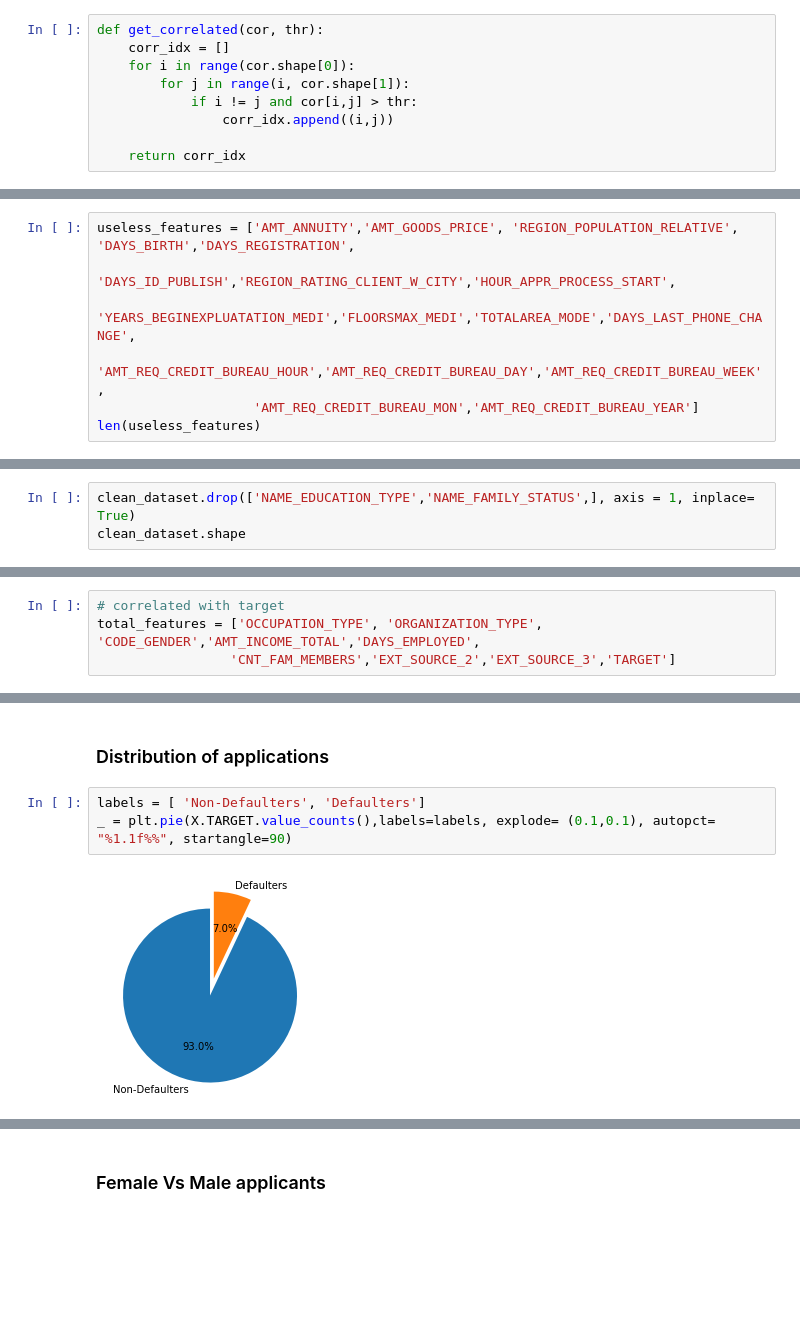
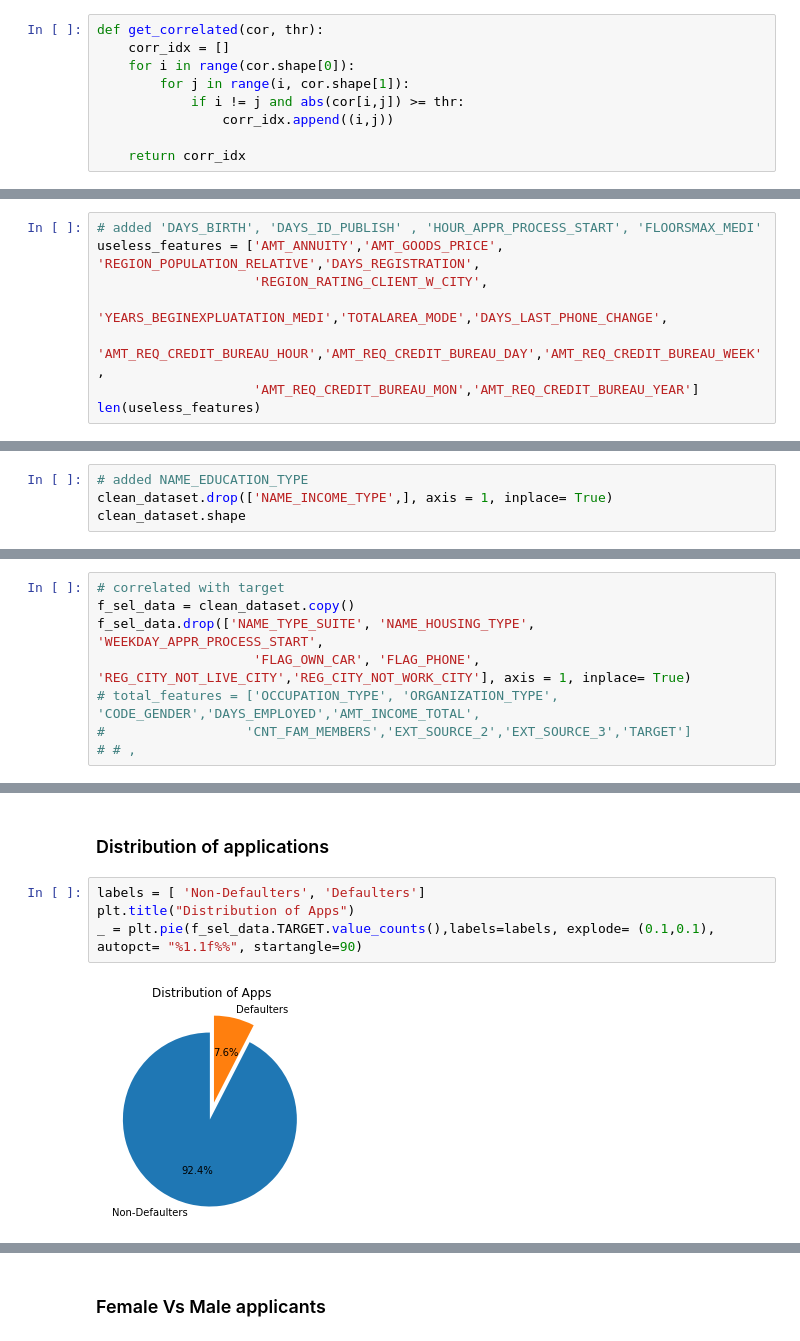
Before and after one commit to khaledalics22/Credi-Analysis, a Jupyter notebook: Code.ipynb, the cells around one changed output, grey strips where cells are left out. Cells and saved outputs as stored; diff of their text form; blank space fills up the shorter version.

```diff
--- a/Code.ipynb
+++ b/Code.ipynb
@@ -283,7 +272,7 @@ def get_correlated(cor, thr):
     corr_idx = []
     for i in range(cor.shape[0]):
         for j in range(i, cor.shape[1]):
-            if i != j and cor[i,j] > thr:
+            if i != j and abs(cor[i,j]) >= thr:
                 corr_idx.append((i,j))
 
     return corr_idx
@@ -361,9 +350,10 @@ Which indicates that the output doesn't depend on those features. From the above
                     'AMT_REQ_CREDIT_BUREAU_HOUR','AMT_REQ_CREDIT_BUREAU_DAY','AMT_REQ_CREDIT_BUREAU_WEEK',
                     'AMT_REQ_CREDIT_BUREAU_MON','AMT_REQ_CREDIT_BUREAU_YEAR']
 # %%
-useless_features = ['AMT_ANNUITY','AMT_GOODS_PRICE', 'REGION_POPULATION_RELATIVE', 'DAYS_BIRTH','DAYS_REGISTRATION',
-                    'DAYS_ID_PUBLISH','REGION_RATING_CLIENT_W_CITY','HOUR_APPR_PROCESS_START',
-                    'YEARS_BEGINEXPLUATATION_MEDI','FLOORSMAX_MEDI','TOTALAREA_MODE','DAYS_LAST_PHONE_CHANGE',
+# added 'DAYS_BIRTH', 'DAYS_ID_PUBLISH' , 'HOUR_APPR_PROCESS_START', 'FLOORSMAX_MEDI'
+useless_features = ['AMT_ANNUITY','AMT_GOODS_PRICE', 'REGION_POPULATION_RELATIVE','DAYS_REGISTRATION',
+                    'REGION_RATING_CLIENT_W_CITY',
+                    'YEARS_BEGINEXPLUATATION_MEDI','TOTALAREA_MODE','DAYS_LAST_PHONE_CHANGE',
                     'AMT_REQ_CREDIT_BUREAU_HOUR','AMT_REQ_CREDIT_BUREAU_DAY','AMT_REQ_CREDIT_BUREAU_WEEK',
                     'AMT_REQ_CREDIT_BUREAU_MON','AMT_REQ_CREDIT_BUREAU_YEAR']
 len(useless_features)
@@ -506,6 +496,7 @@ because we need all features to be indepenedent <br>
 We can notice that AMT_INCOME_TOTAL vs NAME_INCOME_TYPE, AMT_INCOME_TOTAL vs NAME_EDUCATION_TYPE ,
  CNT_FAM_MEMBERS vs NAME_FAMILY_STATUS are dependent
 # %%
-clean_dataset.drop(['NAME_EDUCATION_TYPE','NAME_FAMILY_STATUS',], axis = 1, inplace= True)
+# added NAME_EDUCATION_TYPE
+clean_dataset.drop(['NAME_INCOME_TYPE',], axis = 1, inplace= True)
 clean_dataset.shape
 # %% [output]
@@ -581,5 +575,9 @@ From the above matrix the correlation between we will remove a feature if correl
 and we will keep a features if correlated with target output for over 5%
 # %%
 # correlated with target
-total_features = ['OCCUPATION_TYPE', 'ORGANIZATION_TYPE', 'CODE_GENDER','AMT_INCOME_TOTAL','DAYS_EMPLOYED',
-                 'CNT_FAM_MEMBERS','EXT_SOURCE_2','EXT_SOURCE_3','TARGET']
+f_sel_data = clean_dataset.copy()
+f_sel_data.drop(['NAME_TYPE_SUITE', 'NAME_HOUSING_TYPE', 'WEEKDAY_APPR_PROCESS_START',
+                    'FLAG_OWN_CAR', 'FLAG_PHONE', 'REG_CITY_NOT_LIVE_CITY','REG_CITY_NOT_WORK_CITY'], axis = 1, inplace= True)
+# total_features = ['OCCUPATION_TYPE', 'ORGANIZATION_TYPE', 'CODE_GENDER','DAYS_EMPLOYED','AMT_INCOME_TOTAL',
+#                  'CNT_FAM_MEMBERS','EXT_SOURCE_2','EXT_SOURCE_3','TARGET']
+# # ,
@@ -599,7 +598,8 @@ X.head()
 ### Distribution of applications
 # %%
 labels = [ 'Non-Defaulters', 'Defaulters']
-_ = plt.pie(X.TARGET.value_counts(),labels=labels, explode= (0.1,0.1), autopct= "%1.1f%%", startangle=90)
+plt.title("Distribution of Apps")
+_ = plt.pie(f_sel_data.TARGET.value_counts(),labels=labels, explode= (0.1,0.1), autopct= "%1.1f%%", startangle=90)
 # %% [output]
-[figure, old version]
+[figure, new version]
 # %% [markdown]
```
Also changed, not shown: parts of 71 cells of this notebook, 15 other files.
